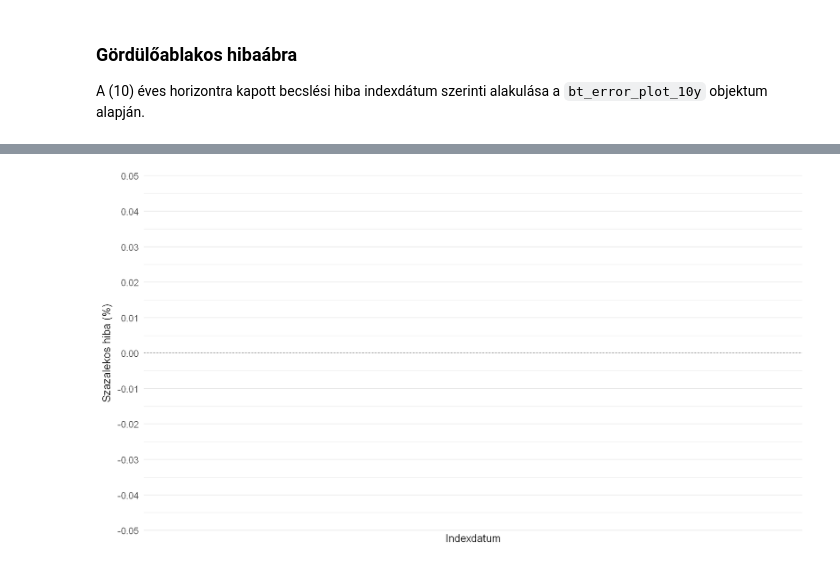
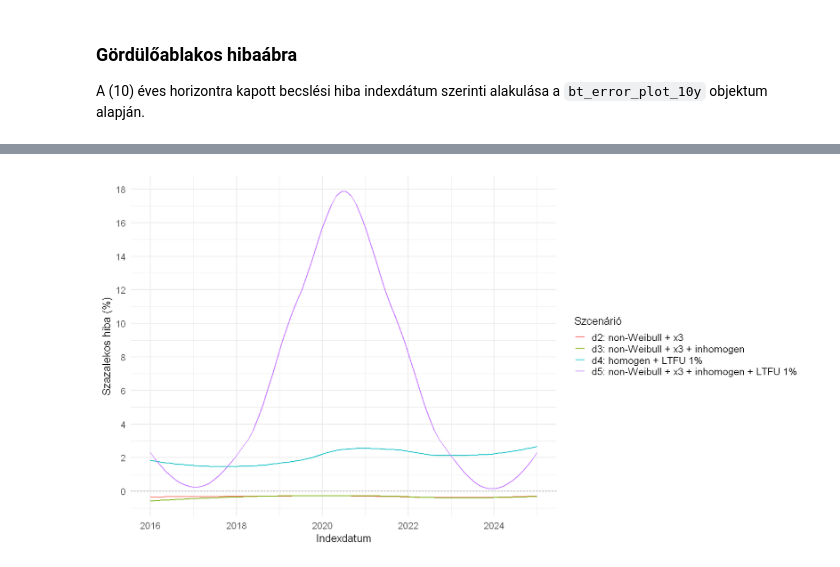
Before and after one commit to lrado1/rprev-ext, a Jupyter notebook: notebooks/performance-evaluation.ipynb, the cells around one changed output, grey strips where cells are left out. Drawn from its saved outputs; the diff is of its cells as text; code cells hidden in the pictures.

Commit message:
Update rolling backtest analysis notebook

```diff
--- a/notebooks/performance-evaluation.ipynb
+++ b/notebooks/performance-evaluation.ipynb
@@ -1490,7 +1487,8 @@ rolling_backtest_metrics_only <- function(
   step = "month",
   population_size = 10e3,
   N_boot = 50,
-  dist = "weibull"
+  dist = "weibull",
+  ci_level = 0.95
 ) {
   horizon_years <- sort(unique(as.integer(horizon_years)))
 
@@ -1501,9 +1499,9 @@ rolling_backtest_metrics_only <- function(
 
   # Jelölt túlélési formulák és bootstrap-méretek
   surv_formulas <- list(
-    survival::Surv(time, status) ~ covariate_binary_x1 + age,
-    survival::Surv(time, status) ~ age,
-    survival::Surv(time, status) ~ covariate_binary_x1
+    survival::Surv(time_rolling, status_rolling) ~ covariate_binary_x1 + age_rolling,
+    survival::Surv(time_rolling, status_rolling) ~ age_rolling,
+    survival::Surv(time_rolling, status_rolling) ~ covariate_binary_x1
   )
   boot_candidates <- unique(c(as.integer(N_boot), 50L, 20L, 10L))
 
@@ -1539,7 +1537,7 @@ rolling_backtest_metrics_only <- function(
     counted_rows[[length(counted_rows) + 1]] <- counted_step
 
     # prevalence() bemenet előállítása és alap szűrés
-    d <- prep_prev_input(df_reg)
+    d <- prep_prev_input(df_reg, idx)
     d <- d[is.finite(d$time) & d$time > 0 & !is.na(d$status) & !is.na(d$age), ]
     if (nrow(d) < 10 || length(unique(d$status)) < 2) next
 
@@ -1548,7 +1546,7 @@ rolling_backtest_metrics_only <- function(
       d = d, idx = idx, horizon_years = horizon_years,
       population_size = population_size, dist = dist,
       surv_formulas = surv_formulas, boot_candidates = boot_candidates,
-      reg_start = reg_start
+      reg_start = reg_start, ci_level = ci_level
     )
     if (is.null(prev_obj)) next
 
@@ -1574,7 +1572,6 @@ rolling_backtest_metrics_only <- function(
   if (nrow(err) == 0) {
     return(data.frame(
       scenario_id = scenario_id,
-      time_horizon_years = as.integer(horizon_years[1]),
       mae_est_vs_true = NA_real_,
       rmse_est_vs_true = NA_real_,
       mbe_est_vs_true = NA_real_,
@@ -1591,6 +1588,7 @@ rolling_backtest_metrics_only <- function(
 
   # Hiba- és segédmennyiségek előállítása
   err$err_est_vs_true <- err$estimated_prevalence - err$true_prevalence
+  err$true_prevalence_in_ci <- err$true_prevalence >= err$estimated_ci_lower & err$true_prevalence <= err$estimated_ci_upper
   err$abs_err_est_vs_true <- abs(err$err_est_vs_true)
   err$sq_err_est_vs_true <- err$err_est_vs_true^2
   err$abs_pct_err_est_vs_true <- 100 * err$abs_err_est_vs_true / ifelse(err$true_prevalence == 0, NA, err$true_prevalence)
@@ -1618,14 +1616,15 @@ rolling_backtest_metrics_only <- function(
 
   # Kimeneti oszloprend és részletes hibasorok
   metrics_tbl <- metrics_tbl[, c(
-    "scenario_id", "time_horizon_years",
+    "scenario_id",
     "mae_est_vs_true", "rmse_est_vs_true", "mbe_est_vs_true", "mape_est_vs_true",
     "over_rate_pct", "under_rate_pct"
   )]
 
   error_paths <- err[, c(
     "scenario_id", "index_date", "time_horizon_years",
-    "true_prevalence", "estimated_prevalence", "err_est_vs_true"
+    "true_prevalence", "estimated_prevalence", "estimated_ci_lower", "estimated_ci_upper",
+    "true_prevalence_in_ci", "err_est_vs_true"
   )]
 
   list(metrics = metrics_tbl, error_paths = error_paths)
@@ -1786,38 +1977,50 @@ names(survival_diagnostics) <- diagnostic_scenarios
 ### Gördülőablakos hibaábra
 A \(10\) éves horizontra kapott becslési hiba indexdátum szerinti alakulása a `bt_error_plot_10y` objektum alapján.
 # %%
+plot_bt_error_curve <- function(bt_error_paths, N_boot_value, horizon_years_value, observed_years_value, datasets_to_plot, plot_mode = "loess") {
+  scenario_levels <- c("d1", "d2", "d3", "d4-a", "d4-b", "d4-c", "d5", "d6")
+  scenario_labels <- c("d1: idealis", "d2: non-Weibull + x3", "d3: non-Weibull + x3 + inhomogen", "d4: homogen + LTFU 1%", "d4: homogen + LTFU 5%", "d4: homogen + LTFU 10%", "d5: non-Weibull + x3 + inhomogen + LTFU 1%", "d6: non-Weibull + x3 + hosszabb tuleles")
+  plot_df_pct <- subset(bt_error_paths, N_boot == N_boot_value & horizon_years == horizon_years_value & observed_years == observed_years_value & time_horizon_years == horizon_years_value)
+  plot_df_pct$scenario_label <- factor(plot_df_pct$scenario_id, levels = scenario_levels, labels = scenario_labels)
+  plot_df_pct$pct_err <- 100 * plot_df_pct$err_est_vs_true / plot_df_pct$true_prevalence
+  plot_df_pct <- plot_df_pct[plot_df_pct$scenario_label %in% datasets_to_plot, ]
+  plot_df_pct$scenario_label <- factor(plot_df_pct$scenario_label, levels = datasets_to_plot)
+  set_plot_size(15, 8)
+  p <- ggplot2::ggplot(plot_df_pct, ggplot2::aes(index_date, pct_err, color = scenario_label, group = scenario_label)) +
+    ggplot2::geom_hline(yintercept = 0, linetype = "dashed", color = analysis_config$colors$neutral) +
+    ggplot2::scale_y_continuous(n.breaks = 10) +
+    ggplot2::labs(x = "Indexdatum", y = "Szazalekos hiba (%)", color = "Szcenárió") +
+    notebook_theme(base_size = 18) +
+    ggplot2::theme(legend.title = ggplot2::element_text(size = 16), legend.text = ggplot2::element_text(size = 15), axis.title = ggplot2::element_text(size = 16), axis.text = ggplot2::element_text(size = 14))
+  if (plot_mode %in% c("raw", "both")) {
+    p <- p + ggplot2::geom_line(linewidth = 0.9) + ggplot2::geom_point(size = 1.6)
+  }
+  if (plot_mode %in% c("loess", "both")) {
+    p <- p + ggplot2::geom_smooth(se = FALSE, method = "loess", linewidth = 0.6, linetype = "solid")
+  }
+  p
+}
+
 plot_mode <- "loess"  # "raw", "both", "loess"
 datasets_to_plot <- c(
-  "d1: idealis",
+  # "d1: idealis",
   "d2: non-Weibull + x3",
   "d3: non-Weibull + x3 + inhomogen",
-  # "d4: homogen + LTFU 1%",
-  "d4: homogen + LTFU 5%",
+  "d4: homogen + LTFU 1%",
+  # "d4: homogen + LTFU 5%",
   # "d4: homogen + LTFU 10%",
-  "d5: non-Weibull + x3 + inhomogen + LTFU 1%",
-  "d6: non-Weibull + x3 + hosszabb tuleles"
+  "d5: non-Weibull + x3 + inhomogen + LTFU 1%"
+  # "d6: non-Weibull + x3 + hosszabb tuleles"
 )
 
-plot_df_pct <- bt_error_plot_10y
-plot_df_pct$pct_err <- 100 * plot_df_pct$err_est_vs_true / plot_df_pct$true_prevalence
-plot_df_pct <- plot_df_pct[plot_df_pct$scenario_label %in% datasets_to_plot, ]
-plot_df_pct$scenario_label <- factor(plot_df_pct$scenario_label, levels = datasets_to_plot)
-
-set_plot_size(15, 8)
-p <- ggplot2::ggplot(plot_df_pct, ggplot2::aes(index_date, pct_err, color = scenario_label, group = scenario_label)) +
-  ggplot2::geom_hline(yintercept = 0, linetype = "dashed", color = analysis_config$colors$neutral) +
-  ggplot2::scale_y_continuous(n.breaks = 10) +
-  ggplot2::labs(x = "Indexdatum", y = "Szazalekos hiba (%)", color = "Szcenárió") +
-  notebook_theme(base_size = 18) +
-  ggplot2::theme(legend.title = ggplot2::element_text(size = 16), legend.text = ggplot2::element_text(size = 15), axis.title = ggplot2::element_text(size = 16), axis.text = ggplot2::element_text(size = 14))
-
-if (plot_mode %in% c("raw", "both")) {
-  p <- p + ggplot2::geom_line(linewidth = 0.9) + ggplot2::geom_point(size = 1.6)
-}
-
-if (plot_mode %in% c("loess", "both")) {
-  p <- p + ggplot2::geom_smooth(se = FALSE, method = "loess", linewidth = 0.6, linetype = "solid")
-}
+p <- plot_bt_error_curve(
+  bt_error_paths = bt_error_paths,
+  N_boot_value = param_triplets[[1]]$N_boot,
+  horizon_years_value = param_triplets[[1]]$horizon_years,
+  observed_years_value = param_triplets[[1]]$observed_years,
+  datasets_to_plot = datasets_to_plot,
+  plot_mode = plot_mode
+)
 
 p
 # %% [output]
@@ -1824 +2028 @@ p
-[figure, old version]
+[figure, new version]
```
Also changed, not shown: parts of 23 cells of this notebook.
